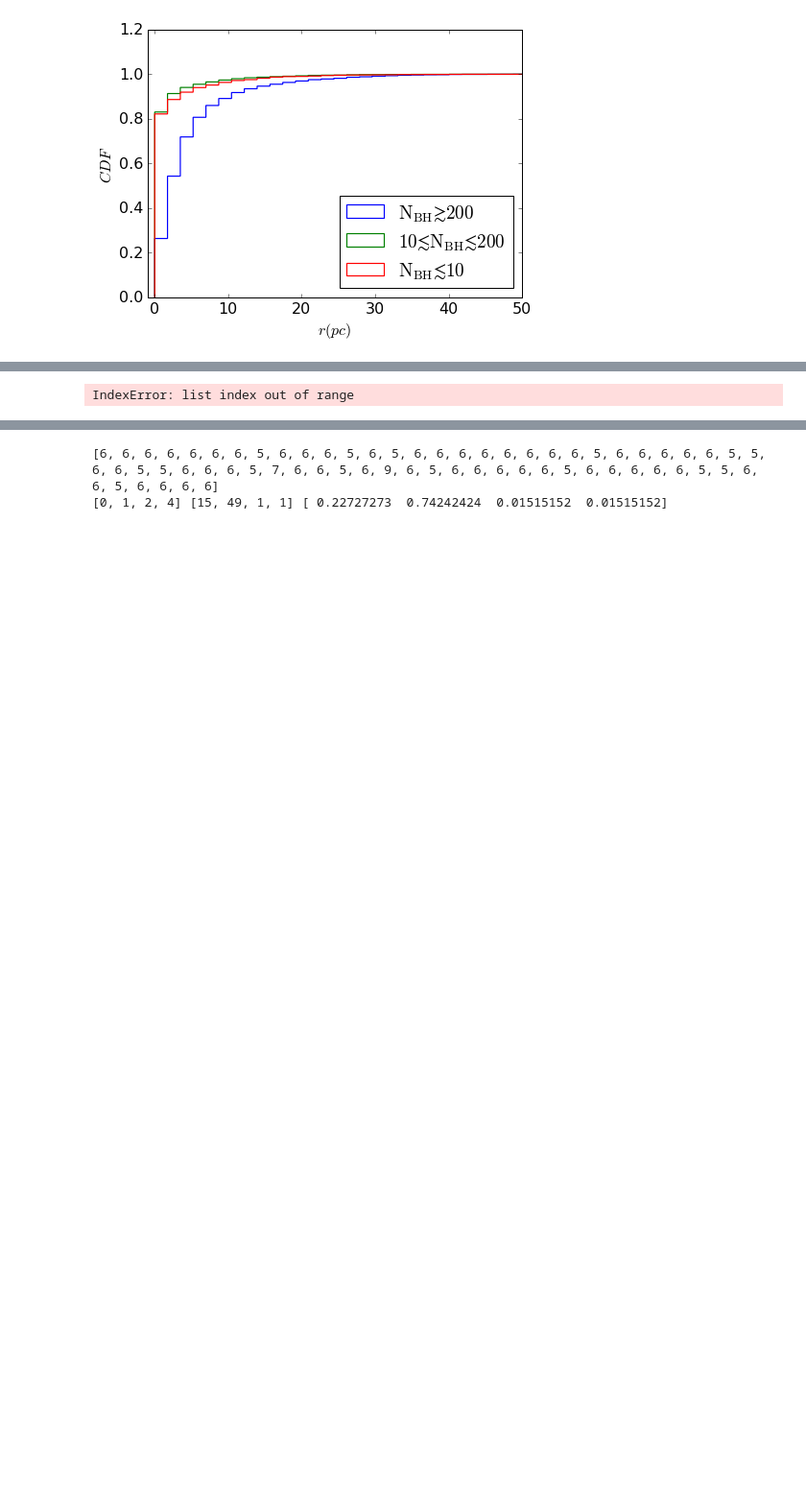
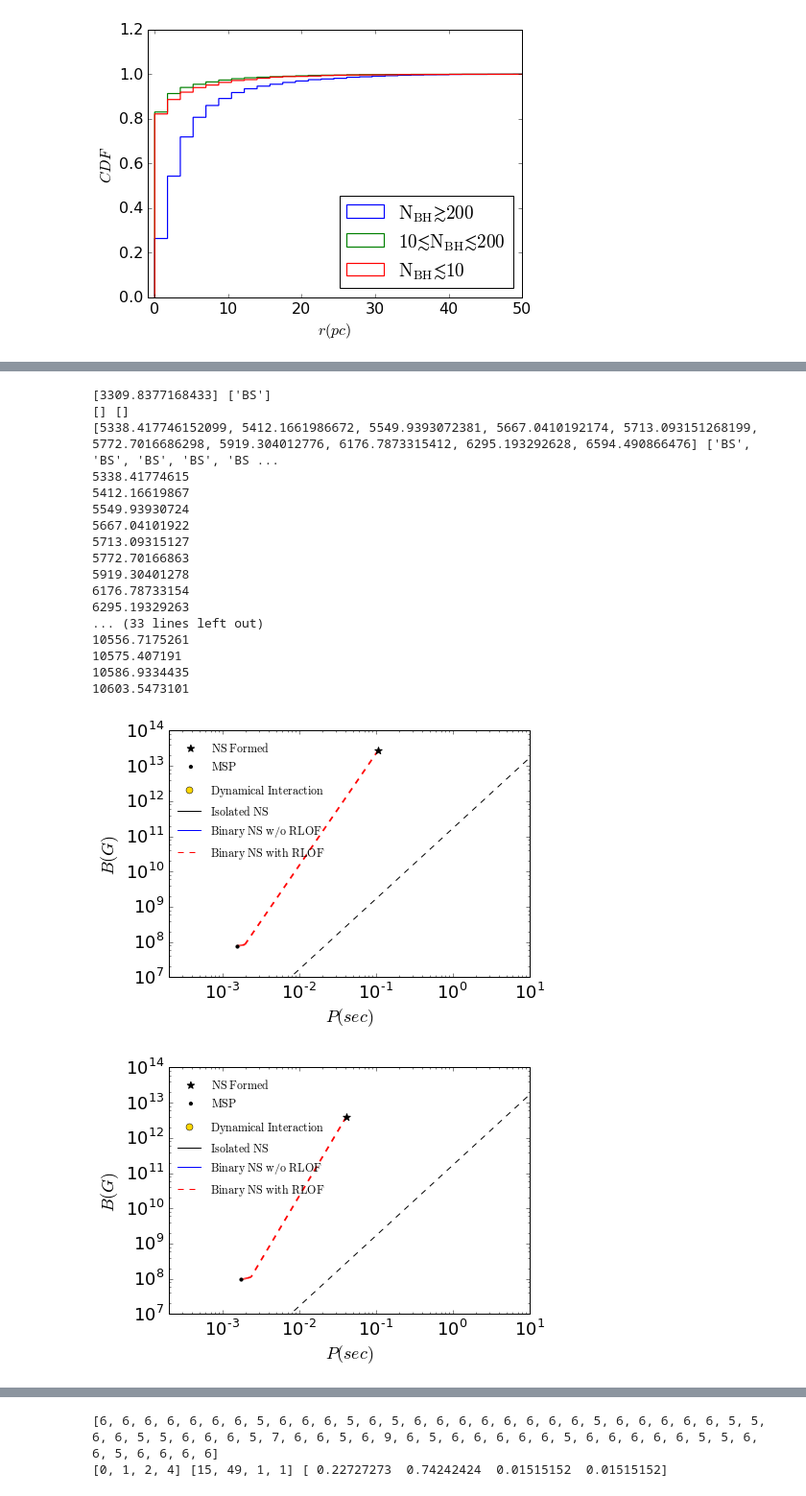
Before and after one commit to claireshiye/MyPythonCode, a Jupyter notebook: ns_plot.ipynb, the cells around one changed output, grey strips where cells are left out. Shown: that part at 96% size. Saved outputs shown, nothing was run; the diff lists cells and outputs as text; code cells hidden in the pictures; blank space fills up the shorter version.

```diff
--- a/ns_plot.ipynb
+++ b/ns_plot.ipynb
@@ -644,7 +757,7 @@ pdotlow_psr=pdotlow_psr*10**19*1000; pdotup_psr=pdotup_psr*10**19*1000
 #Death Line
 x=np.logspace(-2.0, 2.0, num=50)
 
-matplotlib.rcParams.update({'font.size': 15})
+matplotlib.rcParams.update({'font.size': 18})
 plt.rcParams['figure.figsize'] = [7, 6]
 
 plt.figure()
@@ -674,6 +787,7 @@ plt.xlim(0.0002, 10.)
 yticks = plt.gca().yaxis.get_major_ticks()
 yticks[5].set_visible(False)
 plt.locator_params(numticks=10)
+plt.tight_layout()
 plt.legend(loc='center right', scatterpoints=1, prop={'size': 12})
-#plt.savefig('/projects/b1011/syr904/projects/PULSAR/kickgrid_runs/paper/plots/ppdot.pdf', dpi=300)
+plt.savefig('/projects/b1011/syr904/projects/PULSAR/kickgrid_runs/paper/plots/ppdot.pdf', dpi=300)
 # %% [output]
@@ -723,7 +836,7 @@ for i in range(len(idfile)):
     time, types=ns.get_interact_t_type(theid, 'initial', '/projects/b1011/sourav/new_runs/kick_grid/rv1/kickscale_1.0')
     print time, types
 
-    matplotlib.rcParams.update({'font.size': 16})
+    matplotlib.rcParams.update({'font.size': 18})
     plt.rcParams['figure.figsize'] = [7, 5]
     plt.figure()
     plt.plot(dl, (dl**2)*(0.17*10**12), 'k--', lw=1.0)    #Deathline
@@ -749,36 +862,55 @@ for i in range(len(idfile)):
             plt.scatter(P[j], B[j], marker='x', color='g', s=60, label=r'$\rm{CE-Formed\ WD}$', zorder=3)
 
         for k in range(len(time)):
             if time[k]<=z[1] and time[k]>=z[0]:
                 print time[k]
-                if (time[k]-z[0])>(z[1]-time[k]):
-                    plt.scatter(P[j+1], B[j+1], marker='o', s=60, color='gold', zorder=2)
-                else:
-                    plt.scatter(P[j], B[j], marker='o', color='gold', s=60, zorder=2)
+                #if (time[k]-z[0])>(z[1]-time[k]):
+                    #plt.scatter(P[j+1], B[j+1], marker='o', s=60, color='gold', zorder=2)
+                #else:
+                plt.scatter(P[j], B[j], marker='o', color='gold', s=60, zorder=2)
 
     #if check==0:
     plt.scatter(P[0], B[0], marker='*', s=60, color='k', label=r'$\rm{NS\ Formed}$', zorder=2)
     #else:
         #plt.scatter(P[0], B[0], marker='*', s=60, color='k', facecolors='none', label=r'$\rm{NS\ Formed}$', zorder=2)
 
     kline = mlines.Line2D([], [], color='k', label=r'$\rm{Isolated\ NS}$')
     bline = mlines.Line2D([], [], color='b', label=r'$\rm{Binary\ NS\ w/o\ RLOF}$')
     rline = mlines.Line2D([], [], color='r', ls='--', label=r'$\rm{Binary\ NS\ with\ RLOF}$')
     cross=mlines.Line2D([], [],  linestyle = 'None', color='gold', marker='o', markeredgecolor=None, markersize=7, label=r'$\rm{Dynamical\ Interaction}$')
     plt.scatter(P[-1], B[-1], marker='.', s=40, color='k', label=r'$\rm{MSP}$', zorder=2)
     plt.xlabel(r'$P(sec)$')
     plt.ylabel(r'$B(G)$')
     plt.xscale('log')
     plt.yscale('log')
     plt.xlim(0.0002, 10)
     plt.ylim(10**7, 10**14)
     legend1=plt.legend(loc='upper left', prop={'size': 12}, scatterpoints=1, frameon=False)
     plt.gca().add_artist(legend1)
-    plt.legend(handles=[cross, kline, bline, rline], loc='lower right', bbox_to_anchor=(0.45, 0.42), prop={'size': 12}, frameon=False, numpoints=1)
+    plt.legend(handles=[cross, kline, bline, rline], loc='lower right', bbox_to_anchor=(0.46, 0.43), prop={'size': 12}, frameon=False, numpoints=1)
     ##0.45, 0.42
     ##1, 0.01
     #plt.title(idstr)
     #plt.show()
+    plt.tight_layout()
     plt.savefig(figsave+labels+'_BP.pdf')
 # %% [output]
-IndexError: list index out of range
+[3309.8377168433] ['BS']
+[] []
+[5338.417746152099, 5412.1661986672, 5549.9393072381, 5667.0410192174, 5713.093151268199, 5772.7016686298, 5919.304012776, 6176.7873315412, 6295.193292628, 6594.490866476] ['BS', 'BS', 'BS', 'BS', 'BS ...
+5338.41774615
+5412.16619867
+5549.93930724
+5667.04101922
+5713.09315127
+5772.70166863
+5919.30401278
+6176.78733154
+6295.19329263
+... (33 lines left out)
+10556.7175261
+10575.407191
+10586.9334435
+10603.5473101
+[figure, added]
+[figure, added]
```
Also changed, not shown: parts of 8 cells of this notebook, 1 other file.
